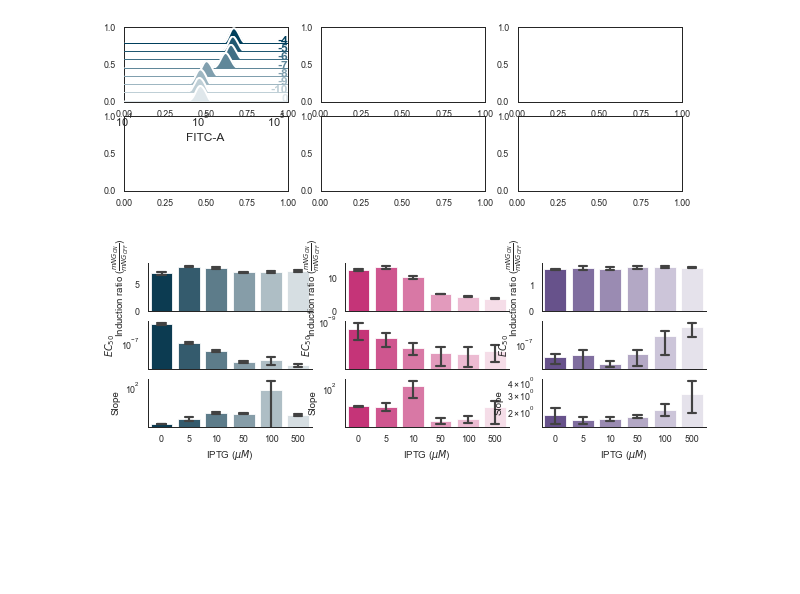
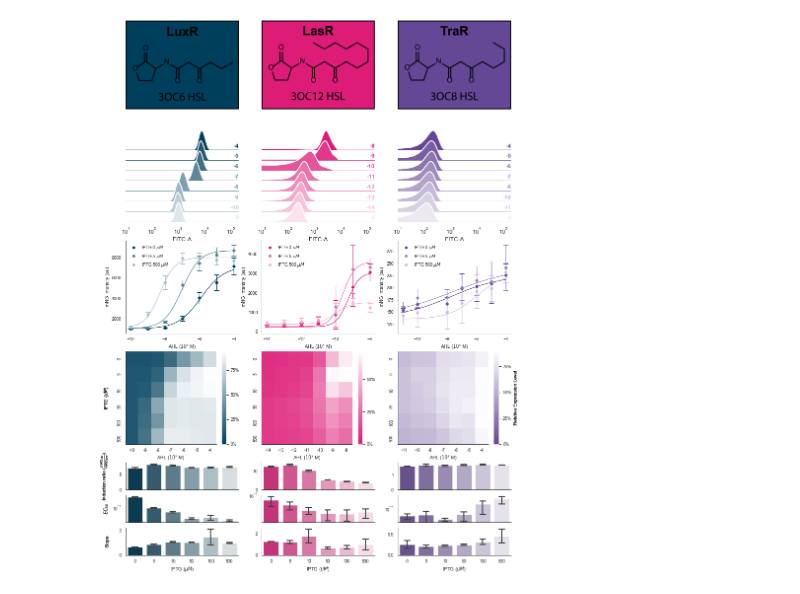
Before and after one commit to Jsakkos/cyano-sync, a Jupyter notebook: Figures/Characterization.ipynb, the cells around one changed output. Cells and saved outputs as stored; diff of their text form; code cells hidden in the pictures; blank space fills up the shorter version.

```diff
--- a/Figures/Characterization.ipynb
+++ b/Figures/Characterization.ipynb
@@ -265,19 +265,6 @@ def ridge_plot(Data,family,iptg,grid):
         else:
             ax.set_xticklabels([])
             ax.set_xlabel('')
-# %%
-fig = plt.figure(figsize=(10,3))
-gs0 = gridspec.GridSpec(2, 3, figure=fig)
-sns.set_context('paper')
-sns.set_style('white')
-#spines = ["top","right","left","bottom"]
-# Initialize plot axes
-axes = gs0.subplots()
-ridge_plot(Data,'LuxR',5,grid=gs0[0,0])
-#ridge_plot(Data,'LasR',5,grid=gs0[1])
-#ridge_plot(Data,'TraR',5,grid=gs0[2])
-# %% [output]
-[figure, removed]
 # %%
 if not (p2 / 'fits.pkl').exists():
     fits = get_hill_params(mfi)
@@ -310,48 +297,33 @@ for i,family in enumerate(families):
 plot_hill(mfi,[0,5,500],'LuxR',fits,Lux_cmap,ax=axes[2, 0])
 plot_hill(mfi,[0,5,500],'LasR',fits,Las_cmap,ax=axes[2, 1])
 plot_hill(mfi,[0,5,500],'TraR',fits,Tra_cmap,ax=axes[2, 2])
 
 # # Heatmaps
 make_heatmap(mfi,'LuxR',axes[3, 0],cmap=Lux_cmap)
 make_heatmap(mfi,'LasR',axes[3, 1],cmap= Las_cmap)
 make_heatmap(mfi,'TraR',axes[3, 2],cmap=Tra_cmap)
 # # Hill Params
 plot_hill_params(mfi,'LuxR',fits,colormap=Lux_cmap,grid=gs0[4, 0])
 plot_hill_params(mfi,'LasR',fits,colormap=Las_cmap,grid=gs0[4, 1])
 plot_hill_params(mfi,'TraR',fits,colormap=Tra_cmap,grid=gs0[4, 2])
 # ridge plots
 ridge_plot(Data,'LuxR',5,grid=gs0[1,0])
 ridge_plot(Data,'LasR',5,grid=gs0[1,1])
 ridge_plot(Data,'TraR',5,grid=gs0[1,2])
 
 for ax in axes[1]:
     ax.axis('off')
     ax.set_ylabel('')
     ax.set_xlabel('')
     ax.set_yticklabels([])
     ax.set_xticklabels([])
     for s in spines:
         ax.spines[s].set_visible(False)
 for ax in axes[4]:
     ax.axis('off')
 fig.align_ylabels()
-fig.tight_layout()
+#fig.tight_layout()
 
 fig.savefig('SE Characterization.png',dpi=300,bbox_inches='tight')
+# %% [output]
+[figure, added]
-# %%
-fig = plt.figure(figsize=(10,3))
-gs0 = gridspec.GridSpec(1, 3, figure=fig)
-sns.set_context('paper')
-sns.set_style('white')
-#spines = ["top","right","left","bottom"]
-# Initialize plot axes
-axes = gs0.subplots()
-plot_hill_params(mfi,'LuxR',fits,colormap=Lux_cmap,grid=gs0[0])
-plot_hill_params(mfi,'LasR',fits,colormap=Las_cmap,grid=gs0[1])
-plot_hill_params(mfi,'TraR',fits,colormap=Tra_cmap,grid=gs0[2])
-#fig.tight_layout()
-
-for ax in axes:
-    ax.axis('off')
-# %% [output]
-[figure, removed]
```
